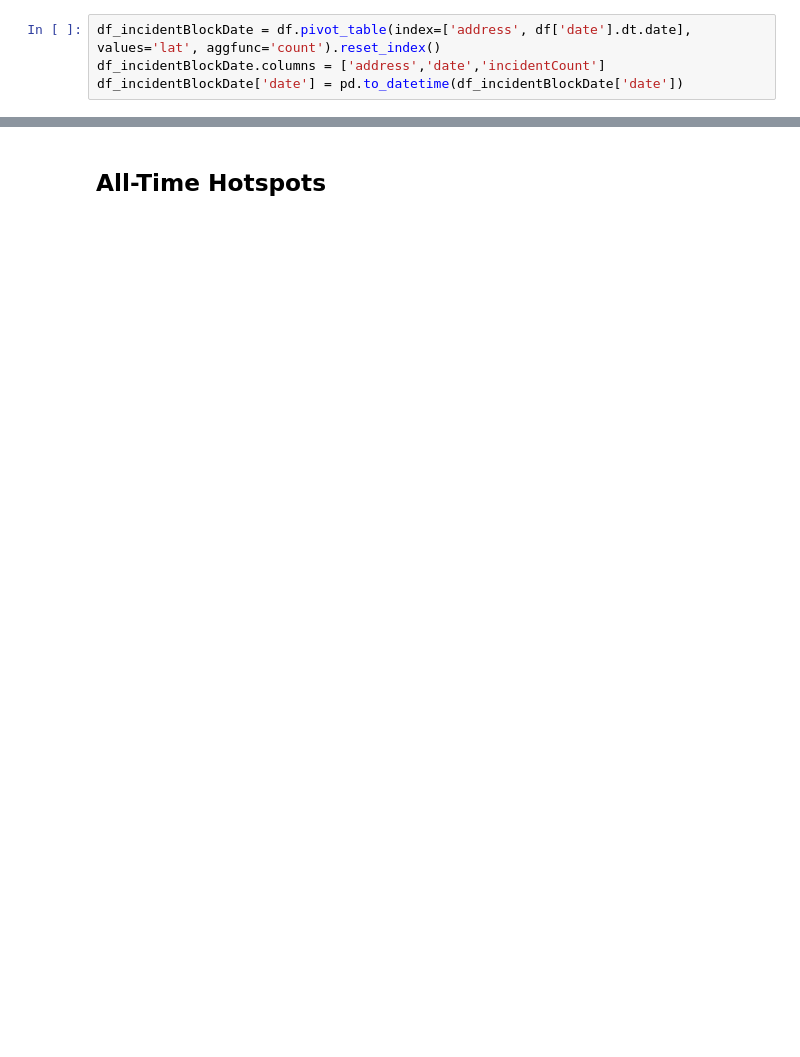
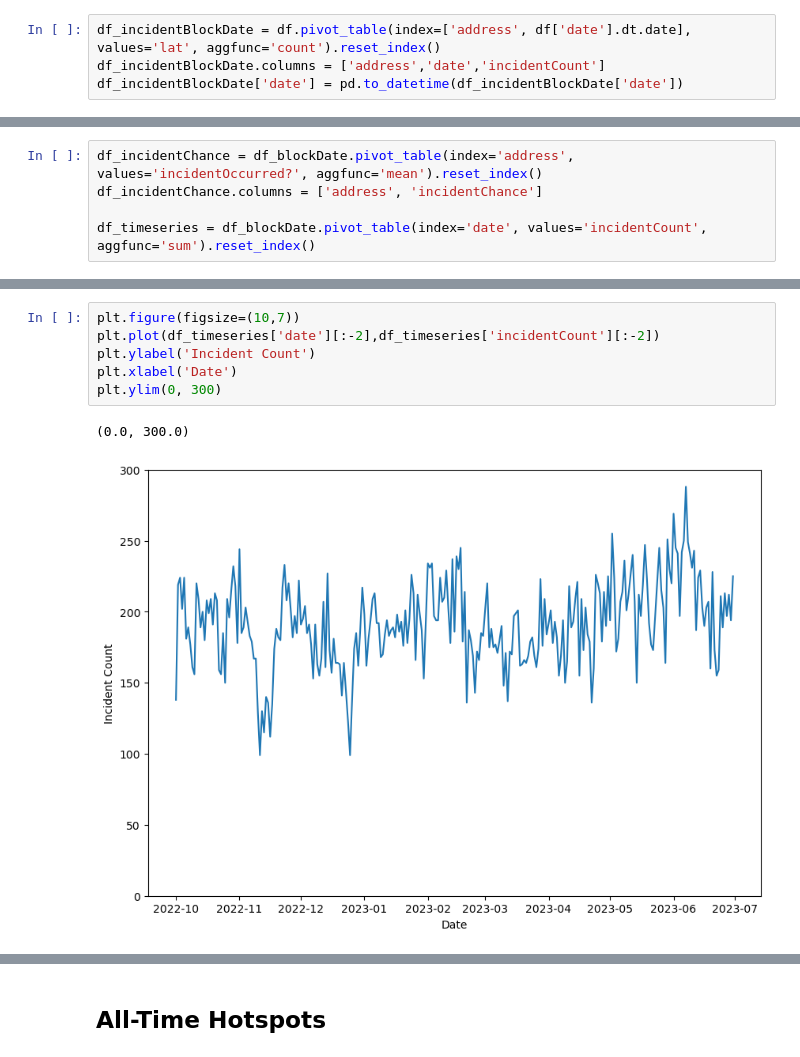
Before and after one commit to SamTheDataGuy/LHL-Final-Project, a Jupyter notebook: Notebook 3 - Model Comparison.ipynb, the cells around one changed output, grey strips where cells are left out. Cells and saved outputs as stored; diff of their text form; blank space fills up the shorter version.

```diff
--- a/Notebook 3 - Model Comparison.ipynb
+++ b/Notebook 3 - Model Comparison.ipynb
@@ -95,0 +93,5 @@ df_incidentBlockDate
+# %%
+df_incidentChance = df_blockDate.pivot_table(index='address', values='incidentOccurred?', aggfunc='mean').reset_index()
+df_incidentChance.columns = ['address', 'incidentChance']
+
+df_timeseries = df_blockDate.pivot_table(index='date', values='incidentCount', aggfunc='sum').reset_index()
@@ -95,0 +113,9 @@ df_incidentBlockDate
+# %%
+plt.figure(figsize=(10,7))
+plt.plot(df_timeseries['date'][:-2],df_timeseries['incidentCount'][:-2])
+plt.ylabel('Incident Count')
+plt.xlabel('Date')
+plt.ylim(0, 300)
+# %% [output]
+(0.0, 300.0)
+[figure, added]
```
Also changed, not shown: parts of 40 cells of this notebook, 1 other file.
